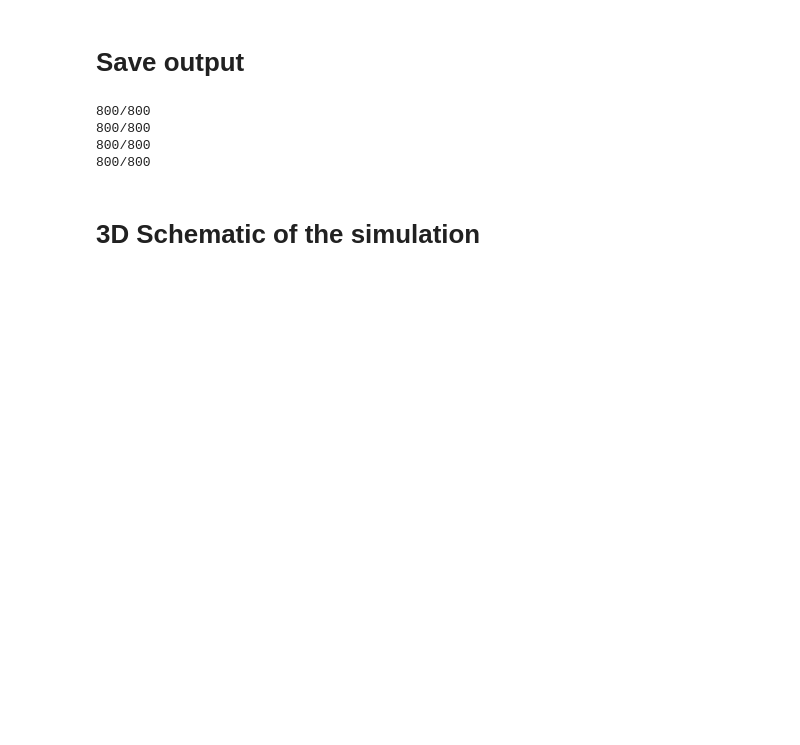
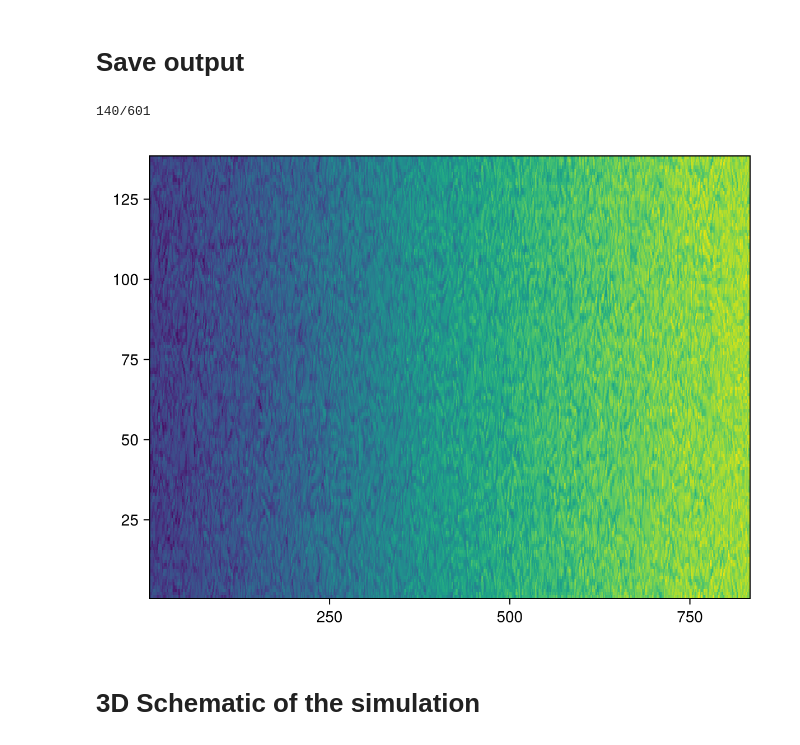
Before and after one commit to erin-atkinson/turbulence-at-fronts, a Jupyter notebook: 3DFigures.ipynb, the cells around one changed output. Drawn from its saved outputs; the diff is of its cells as text; code cells hidden in the pictures; blank space fills up the shorter version.

Commit message:
Save slices

```diff
--- a/3DFigures.ipynb
+++ b/3DFigures.ipynb
@@ -3,22 +3,21 @@
 # %%
 using Statistics
 include("src-fig/plotting.jl")
-foldername = "../scratch/turbulence-at-fronts/Strain-Large"
+foldername = "../scratch/turbulence-at-fronts/Strain-Larger"
 
-slicefoldername = joinpath(foldername, "slices")
-OUTPUT = joinpath(foldername, "output.jld2")
-
-mkpath(slicefoldername)
-
-save_slices(joinpath(slicefoldername, "u.jld2"), OUTPUT, "u")
-save_slices(joinpath(slicefoldername, "v.jld2"), OUTPUT, "v")
-save_slices(joinpath(slicefoldername, "w.jld2"), OUTPUT, "w")
-save_slices(joinpath(slicefoldername, "b.jld2"), OUTPUT, "b")
+save_all_slices(foldername)
 # %% [output]
-800/800
-800/800
-800/800
-800/800
+140/601
+# %%
+iterations, times = iterations_times(foldername)
+sp = simulation_parameters(foldername)
+filename = joinpath(foldername, "output.jld2")
+Hx, Hy, Hz = jldopen(halos, filename)
+inds = centre_indices(foldername)
+using CairoMakie
+heatmap(get_field(a->a[inds, :, Hx + sp.Nz + 1], filename, "b", iterations[401]; halo=true))
+# %% [output]
+[figure, added]
 # %% [markdown]
 # 3D Schematic of the simulation
 # %%
```
Also changed, not shown: 1 other file.
